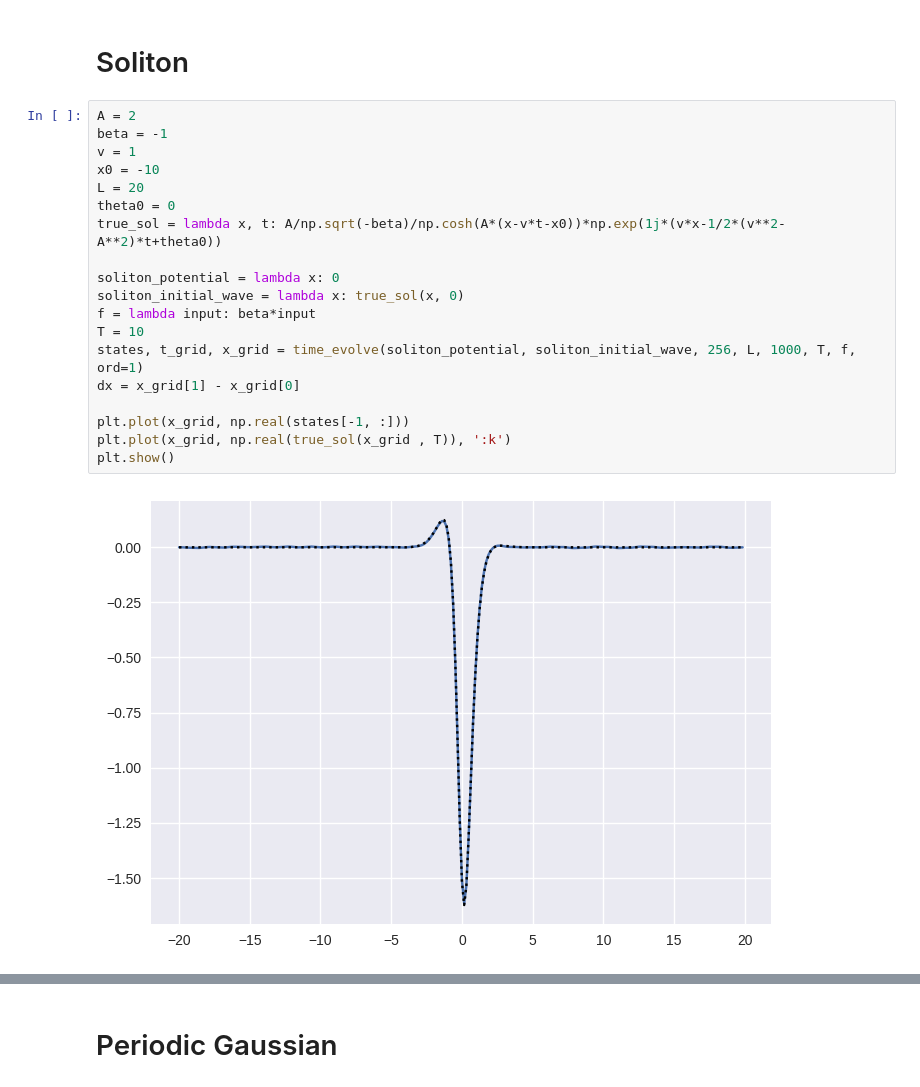
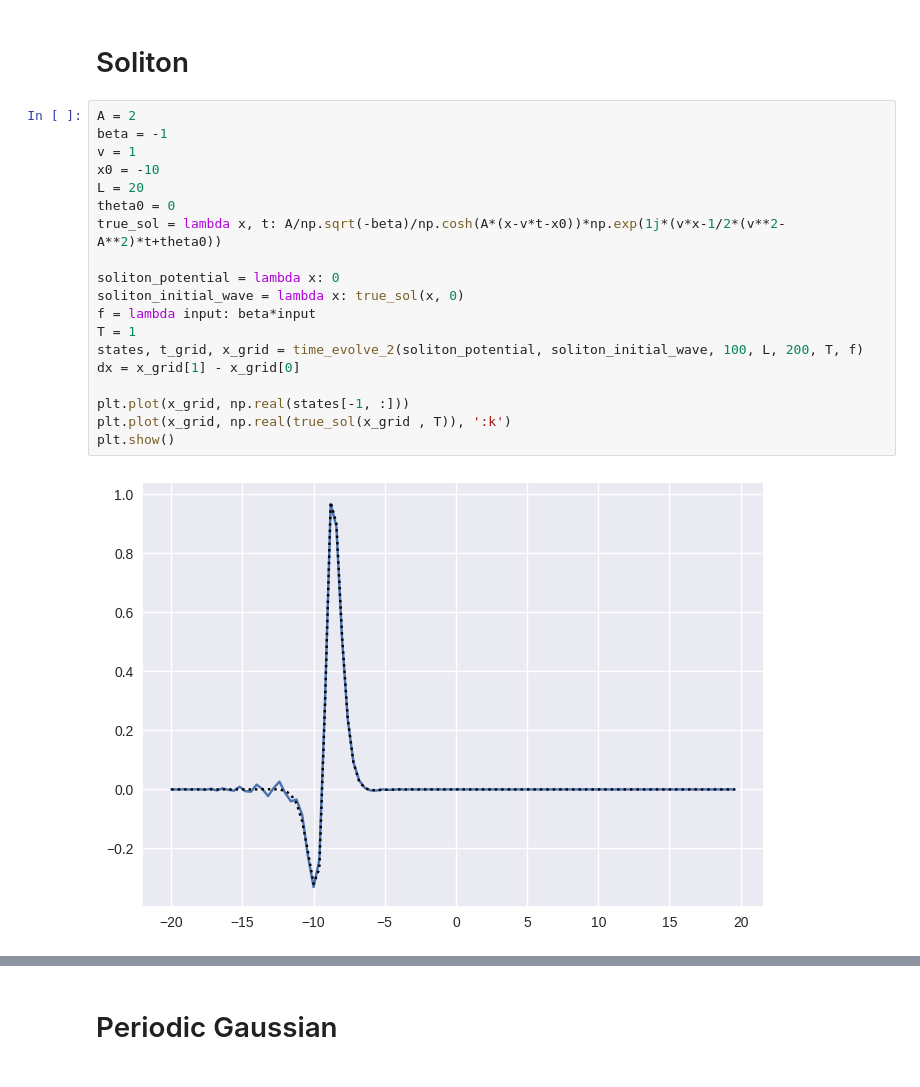
Before and after one commit to samco7/digital-quantum-simulation, a Jupyter notebook: classical/classical_runs.ipynb, the cells around one changed output, grey strips where cells are left out. Saved outputs shown, nothing was run; the diff lists cells and outputs as text.

```diff
--- a/classical/classical_runs.ipynb
+++ b/classical/classical_runs.ipynb
@@ -51,23 +115,23 @@ plt.show()
 # %%
 A = 2
 beta = -1
 v = 1
 x0 = -10
 L = 20
 theta0 = 0
 true_sol = lambda x, t: A/np.sqrt(-beta)/np.cosh(A*(x-v*t-x0))*np.exp(1j*(v*x-1/2*(v**2-A**2)*t+theta0))
 
 soliton_potential = lambda x: 0
 soliton_initial_wave = lambda x: true_sol(x, 0)
 f = lambda input: beta*input
-T = 10
-states, t_grid, x_grid = time_evolve(soliton_potential, soliton_initial_wave, 256, L, 1000, T, f, ord=1)
+T = 1
+states, t_grid, x_grid = time_evolve_2(soliton_potential, soliton_initial_wave, 100, L, 200, T, f)
 dx = x_grid[1] - x_grid[0]
 
 plt.plot(x_grid, np.real(states[-1, :]))
 plt.plot(x_grid, np.real(true_sol(x_grid , T)), ':k')
 plt.show()
 # %% [output]
-[figure, old version]
+[figure, new version]
 # %%
 N = 256
```
Also changed, not shown: parts of 11 cells of this notebook.
